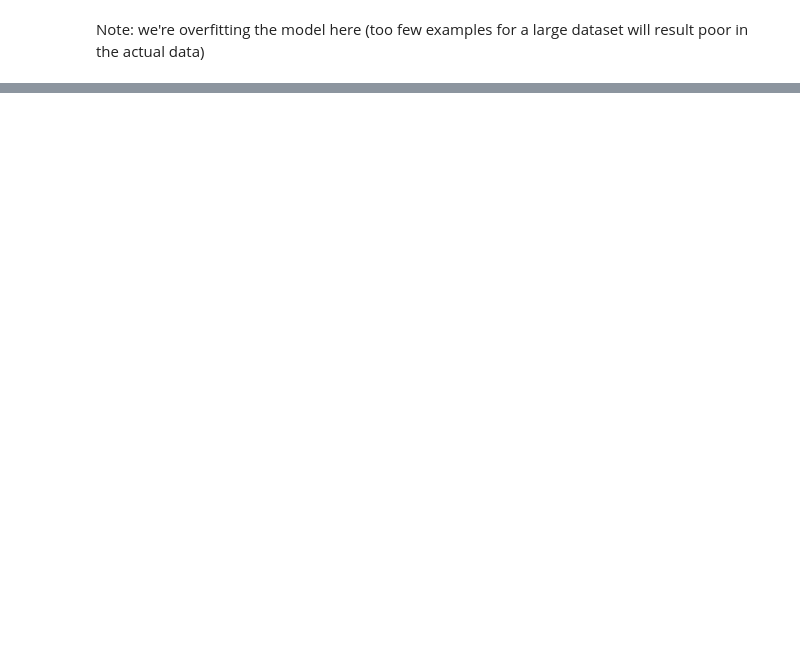
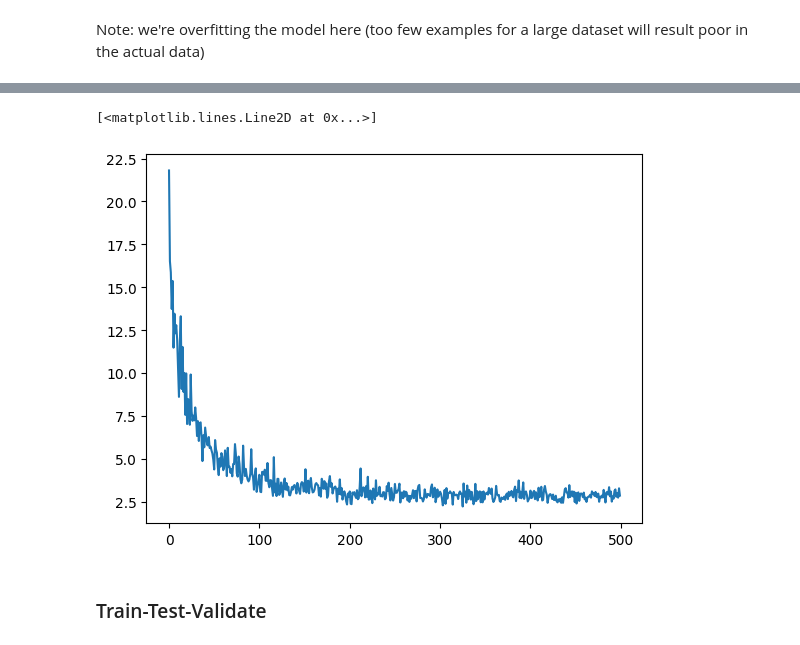
Before and after one commit to burakemretetik/makemore, a Jupyter notebook: makemore_mlp.ipynb, the cells around one changed output, grey strips where cells are left out. Saved outputs shown, nothing was run; the diff lists cells and outputs as text; code cells hidden in the pictures; blank space fills up the shorter version.

```diff
--- a/makemore_mlp.ipynb
+++ b/makemore_mlp.ipynb
@@ -173,0 +251,7 @@ for _ in range(10):
+# %%
+plt.plot(losses)
+# %% [output]
+[<matplotlib.lines.Line2D at 0x...>]
+[figure, added]
+# %% [markdown]
+### Train-Test-Validate
```
Also changed, not shown: parts of 15 cells of this notebook.
